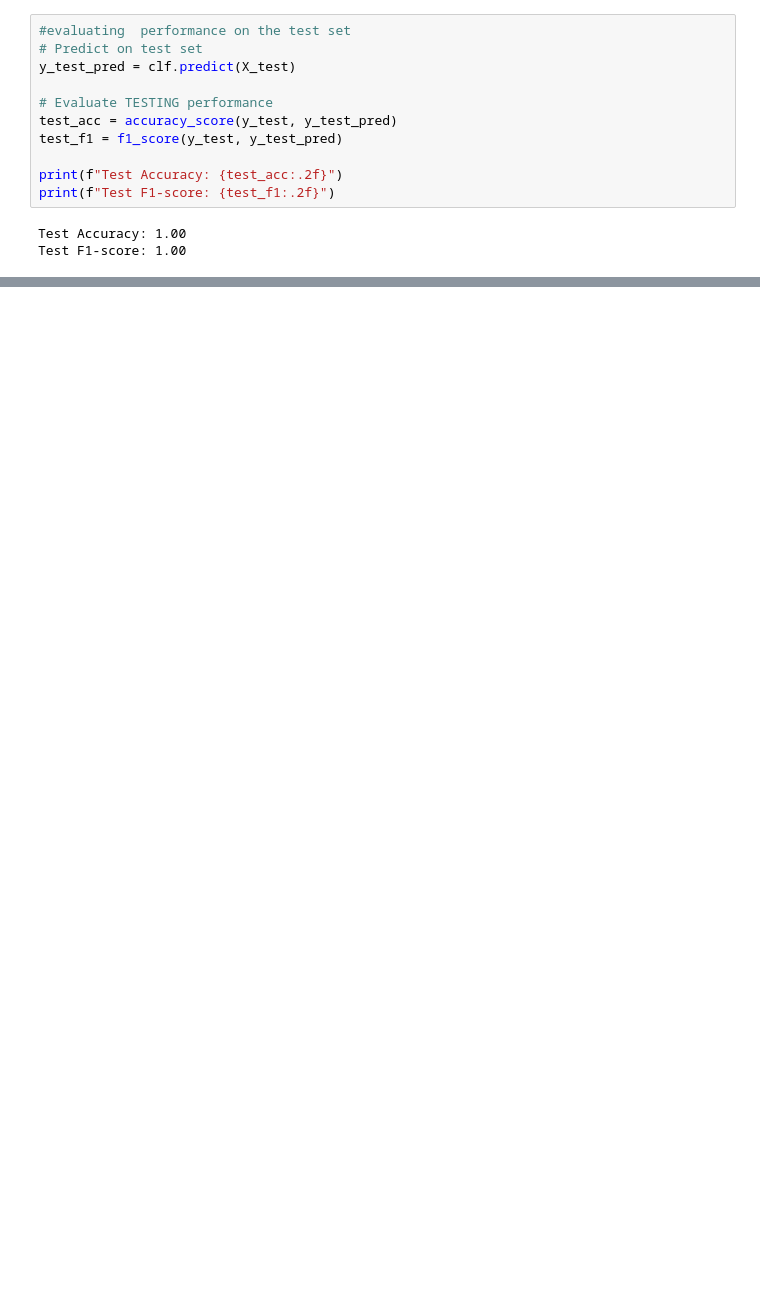
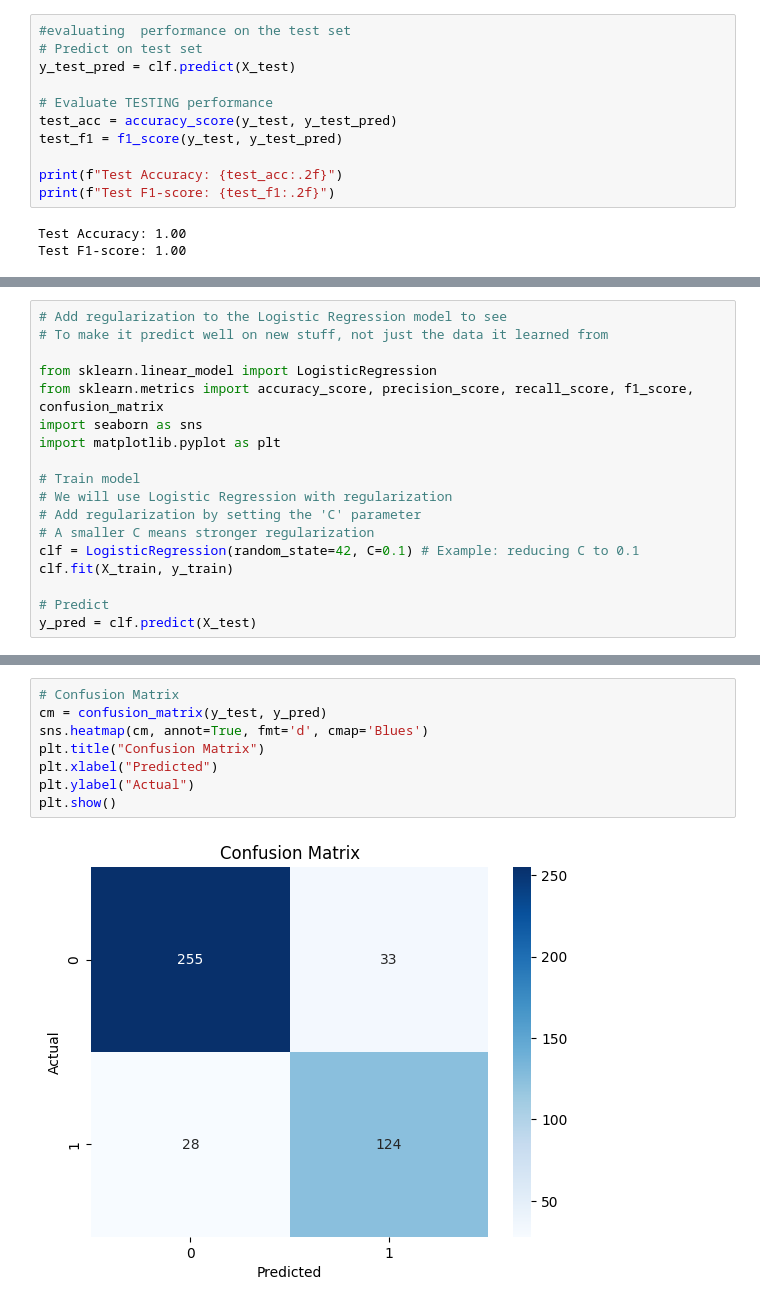
Before and after one commit to ZETRON030/AI-Week-2, a Jupyter notebook: Week 2 AI.ipynb, the cells around one changed output, grey strips where cells are left out. Saved outputs shown, nothing was run; the diff lists cells and outputs as text; blank space fills up the shorter version.

```diff
--- a/Week 2 AI.ipynb
+++ b/Week 2 AI.ipynb
@@ -104,0 +180,18 @@ Test F1-score: 1.00
+# %%
+# Add regularization to the Logistic Regression model to see
+# To make it predict well on new stuff, not just the data it learned from
+
+from sklearn.linear_model import LogisticRegression
+from sklearn.metrics import accuracy_score, precision_score, recall_score, f1_score, confusion_matrix
+import seaborn as sns
+import matplotlib.pyplot as plt
+
+# Train model
+# We will use Logistic Regression with regularization
+# Add regularization by setting the 'C' parameter
+# A smaller C means stronger regularization
+clf = LogisticRegression(random_state=42, C=0.1) # Example: reducing C to 0.1
+clf.fit(X_train, y_train)
+
+# Predict
+y_pred = clf.predict(X_test)
@@ -104,0 +215,10 @@ Test F1-score: 1.00
+# %%
+# Confusion Matrix
+cm = confusion_matrix(y_test, y_pred)
+sns.heatmap(cm, annot=True, fmt='d', cmap='Blues')
+plt.title("Confusion Matrix")
+plt.xlabel("Predicted")
+plt.ylabel("Actual")
+plt.show()
+# %% [output]
+[figure, added]
```
Also changed, not shown: parts of 19 cells of this notebook, 2 other files.
